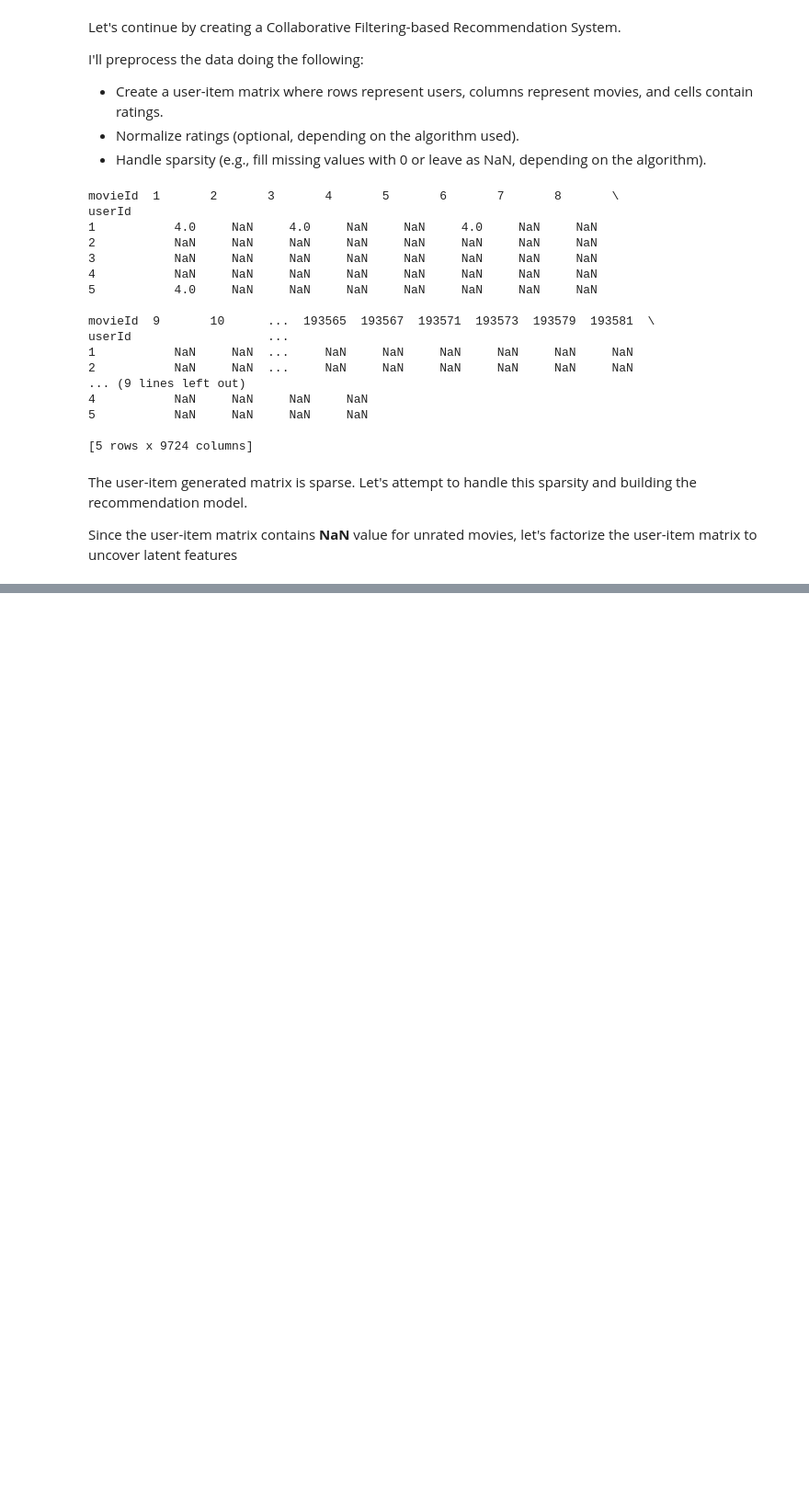
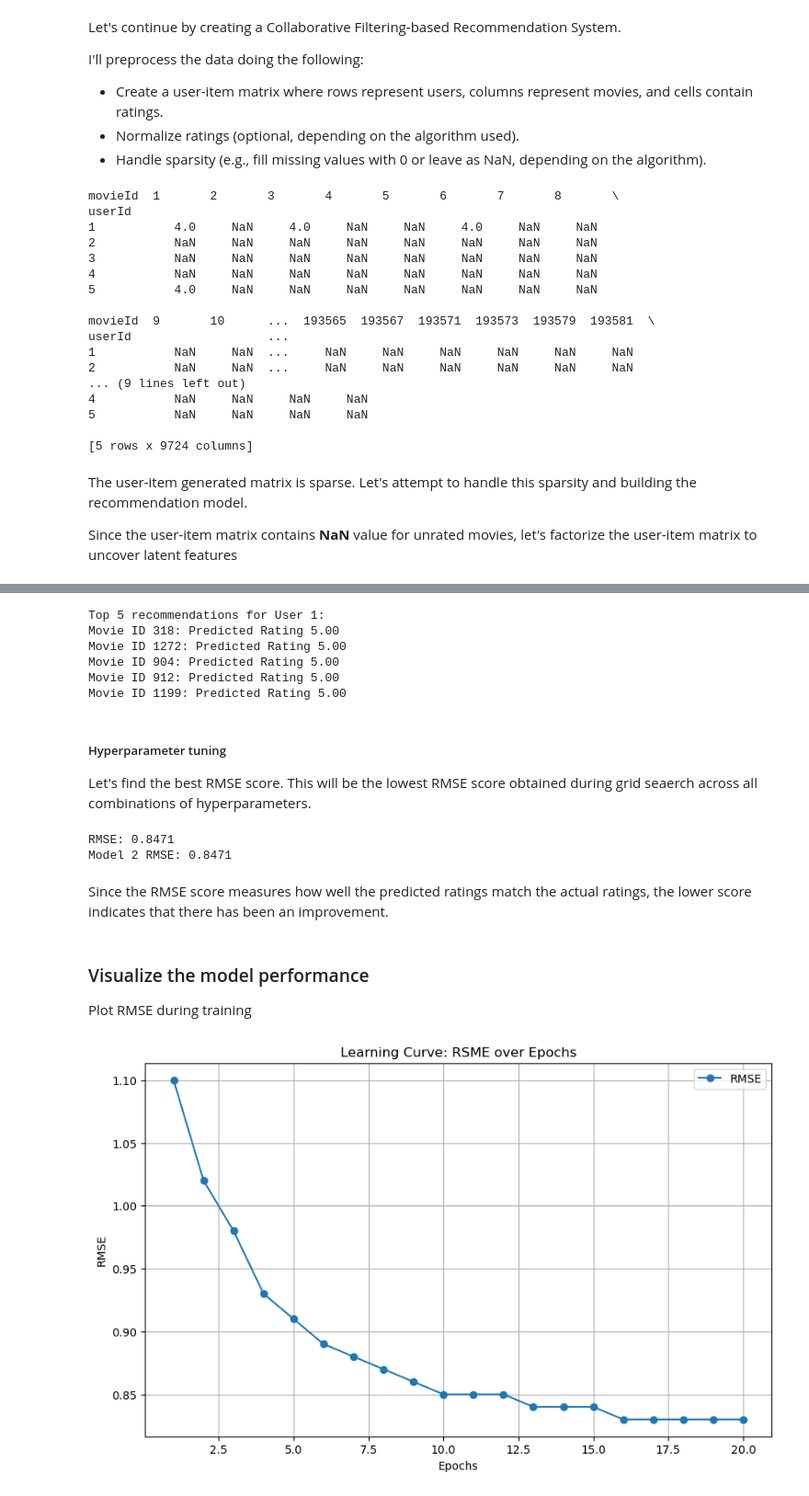
Before and after one commit to omendez930/Phase4-movie-recommendation, a Jupyter notebook: movie_recommendation_system.ipynb, the cells around one changed output, grey strips where cells are left out. Shown at 92% size. Drawn from its saved outputs; the diff is of its cells as text; code cells hidden in the pictures; blank space fills up the shorter version.

```diff
--- a/movie_recommendation_system.ipynb
+++ b/movie_recommendation_system.ipynb
@@ -305,0 +520,80 @@ RMSE: 0.8808460913647315
+# %%
+# Define a function to recommend top 5 movies for a given user
+def recommend_top_n(user_id, n=5):
+    # Get all movie IDs
+    all_movie_ids = ratings_df['movieId'].unique()
+
+    # Predict ratings for all movies the user hasn't rated yet
+    user_rated_movies = ratings_df[ratings_df['userId'] == user_id]['movieId'].tolist()
+    movies_to_predict = [movie_id for movie_id in all_movie_ids if movie_id not in user_rated_movies]
+
+    predictions = [
+        (movie_id, model.predict(user_id, movie_id).est) for movie_id in movies_to_predict
+    ]
+
+    # Sort by predicted rating and select the top n
+    top_n_movies = sorted(predictions, key=lambda x: x[1], reverse=True)[:n]
+
+    return top_n_movies
+
+# Example: Get recommendations for user ID 1
+user_id = 1
+top_movies = recommend_top_n(user_id)
+print(f"Top {len(top_movies)} recommendations for User {user_id}:")
+for movie_id, predicted_rating in top_movies:
+    print(f"Movie ID {movie_id}: Predicted Rating {predicted_rating:.2f}")
+# %% [output]
+Top 5 recommendations for User 1:
+Movie ID 318: Predicted Rating 5.00
+Movie ID 1272: Predicted Rating 5.00
+Movie ID 904: Predicted Rating 5.00
+Movie ID 912: Predicted Rating 5.00
+Movie ID 1199: Predicted Rating 5.00
+# %% [markdown]
+##### Hyperparameter tuning
+
+Let's find the best RMSE score. This will be the lowest RMSE score obtained during grid seaerch across all combinations of hyperparameters.
+# %%
+model2 = SVD(n_factors=best_params['n_factors'],
+             n_epochs = best_params['n_epochs'],
+             lr_all=best_params['lr_all'],
+             reg_all=best_params['reg_all'])
+
+trainset2 = data.build_full_trainset()
+model2.fit(trainset2)
+
+#evakuate model 2
+trainsets, testsets, = train_test_split(data, test_size=0.2)
+
+model2.fit(trainsets)
+prediction = model2.test(testsets)
+
+rmse = accuracy.rmse(prediction)
+
+
+print(f'Model 2 RMSE: {rmse:.4f}')
+# %% [output]
+RMSE: 0.8471
+Model 2 RMSE: 0.8471
+# %% [markdown]
+Since the RMSE score measures how well the predicted ratings match the actual ratings, the lower score indicates that there has been an improvement.
+# %% [markdown]
+### Visualize the model performance
+
+Plot RMSE during training
+# %%
+epochs = np.arange(1, 21)
+
+rmse_per_epoch = [1.10, 1.02, 0.98, 0.93, 0.91, 0.89, 0.88, 0.87, 0.86, 0.85,
+                  0.85, 0.85, 0.84, 0.84, 0.84, 0.83, 0.83, 0.83, 0.83, 0.83]
+
+plt.figure(figsize=(10,6))
+plt.plot(epochs, rmse_per_epoch, marker='o', label='RMSE')
+plt.xlabel('Epochs')
+plt.ylabel('RMSE')
+plt.title('Learning Curve: RSME over Epochs')
+plt.grid()
+plt.legend()
+plt.show()
+# %% [output]
+[figure, added]
```
Also changed, not shown: parts of 37 cells of this notebook.
